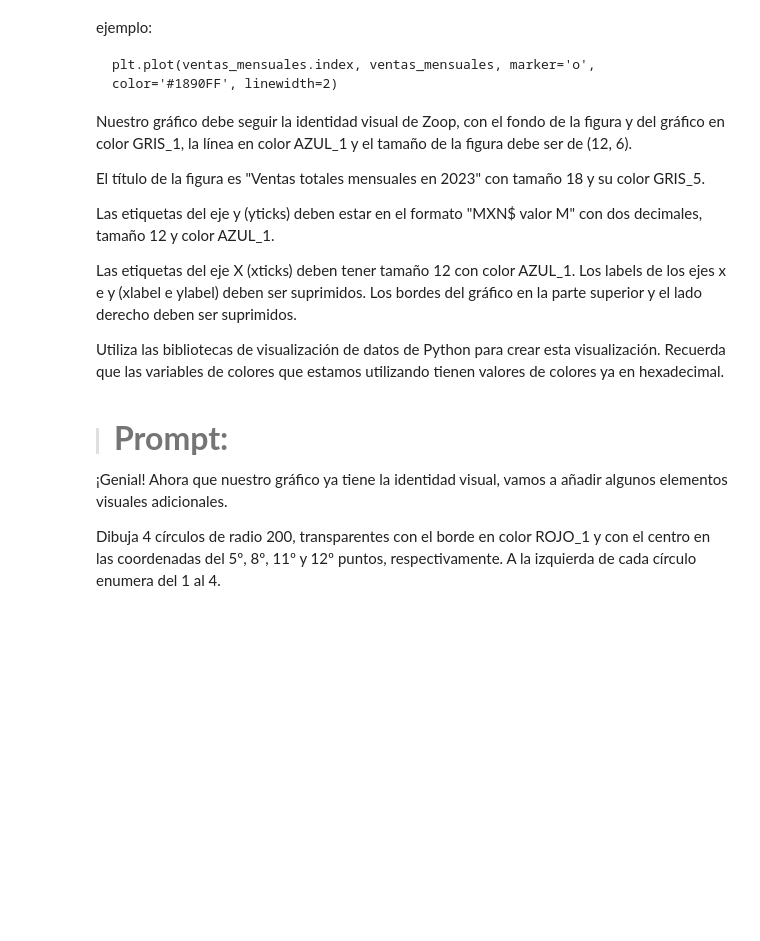
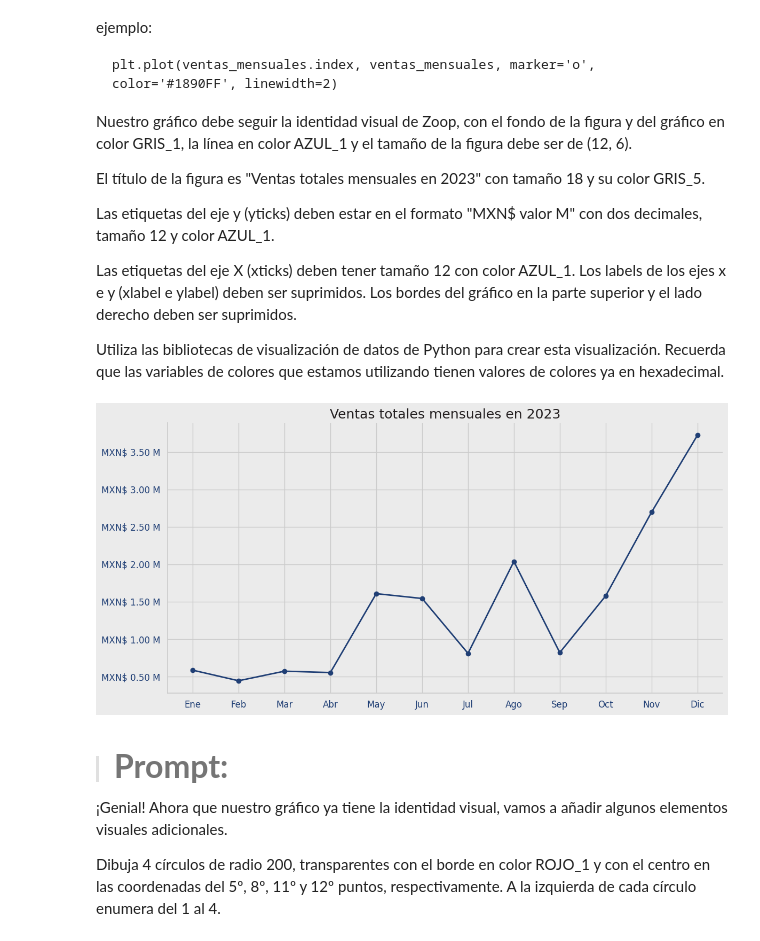
Before and after one commit to Starleen1996/Pandas-E-S, a Jupyter notebook: IA_aplicada_a_ciencia_de_datos.ipynb, the cells around one changed output. Drawn from its saved outputs; the diff is of its cells as text; code cells hidden in the pictures; blank space fills up the shorter version.

```diff
--- a/IA_aplicada_a_ciencia_de_datos.ipynb
+++ b/IA_aplicada_a_ciencia_de_datos.ipynb
@@ -1589,6 +1651,66 @@ Las etiquetas del eje y (yticks) deben estar en el formato "MXN$ valor M" con do
 Las etiquetas del eje X (xticks) deben tener tamaño 12 con color AZUL_1. Los labels de los ejes x e y (xlabel e ylabel) deben ser suprimidos. Los bordes del gráfico en la parte superior y el lado derecho deben ser suprimidos.
 
 Utiliza las bibliotecas de visualización de datos de Python para crear esta visualización. Recuerda que las variables de colores que estamos utilizando tienen valores de colores ya en hexadecimal.
+# %%
+import matplotlib.pyplot as plt
+import matplotlib.ticker as ticker
+
+# Definir los colores institucionales
+AZUL_1 = "#203f75"
+GRIS_1 = "#ebebeb"
+GRIS_5 = "#231f20"
+
+# Diccionario para ordenar los meses correctamente
+meses = {
+    'January': 'Ene', 'February': 'Feb', 'March': 'Mar', 'April': 'Abr',
+    'May': 'May', 'June': 'Jun', 'July': 'Jul', 'August': 'Ago',
+    'September': 'Sep', 'October': 'Oct', 'November': 'Nov', 'December': 'Dic'
+}
+
+# Preparar los datos
+df['mes'] = df['fecha'].dt.strftime('%B')
+ventas_mensuales = df.groupby('mes')['facturacion'].sum().reindex(meses.keys())
+
+# Crear figura
+fig, ax = plt.subplots(figsize=(12, 6))
+fig.patch.set_facecolor(GRIS_1)
+ax.set_facecolor(GRIS_1)
+
+# Dibujar la línea
+ax.plot(
+    list(meses.values()),  # eje X con meses abreviados
+    ventas_mensuales.values,
+    marker='o',
+    color=AZUL_1,
+    linewidth=2
+)
+
+# Título
+ax.set_title("Ventas totales mensuales en 2023", fontsize=18, color=GRIS_5)
+
+# Etiquetas eje X
+ax.set_xticks(range(len(meses)))
+ax.set_xticklabels(list(meses.values()), fontsize=12, color=AZUL_1)
+
+# Etiquetas eje Y en formato "MXN$ valor M"
+def millones(x, pos):
+    return f'MXN$ {x/1e6:.2f} M'
+
+ax.yaxis.set_major_formatter(ticker.FuncFormatter(millones))
+ax.tick_params(axis='y', labelsize=12, colors=AZUL_1)
+
+# Suprimir etiquetas de ejes
+ax.set_xlabel("")
+ax.set_ylabel("")
+
+# Quitar bordes superior y derecho
+ax.spines['top'].set_visible(False)
+ax.spines['right'].set_visible(False)
+
+plt.tight_layout()
+plt.show()
+# %% [output]
+[figure, added]
 # %% [markdown]
 > #### <strong><font color="7b71ff" size =6>Prompt:</font></strong>
 
```
Also changed, not shown: parts of 7 cells of this notebook.
